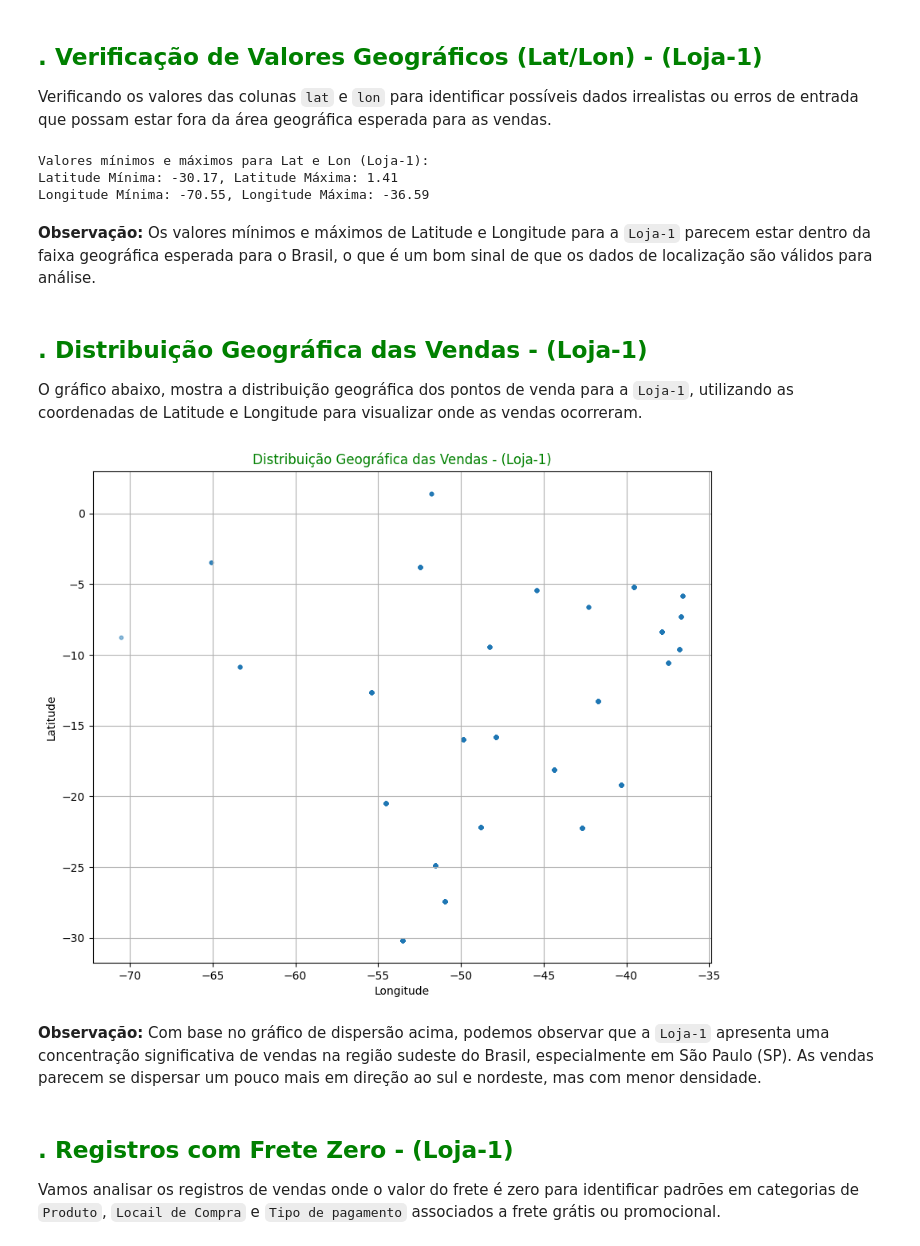
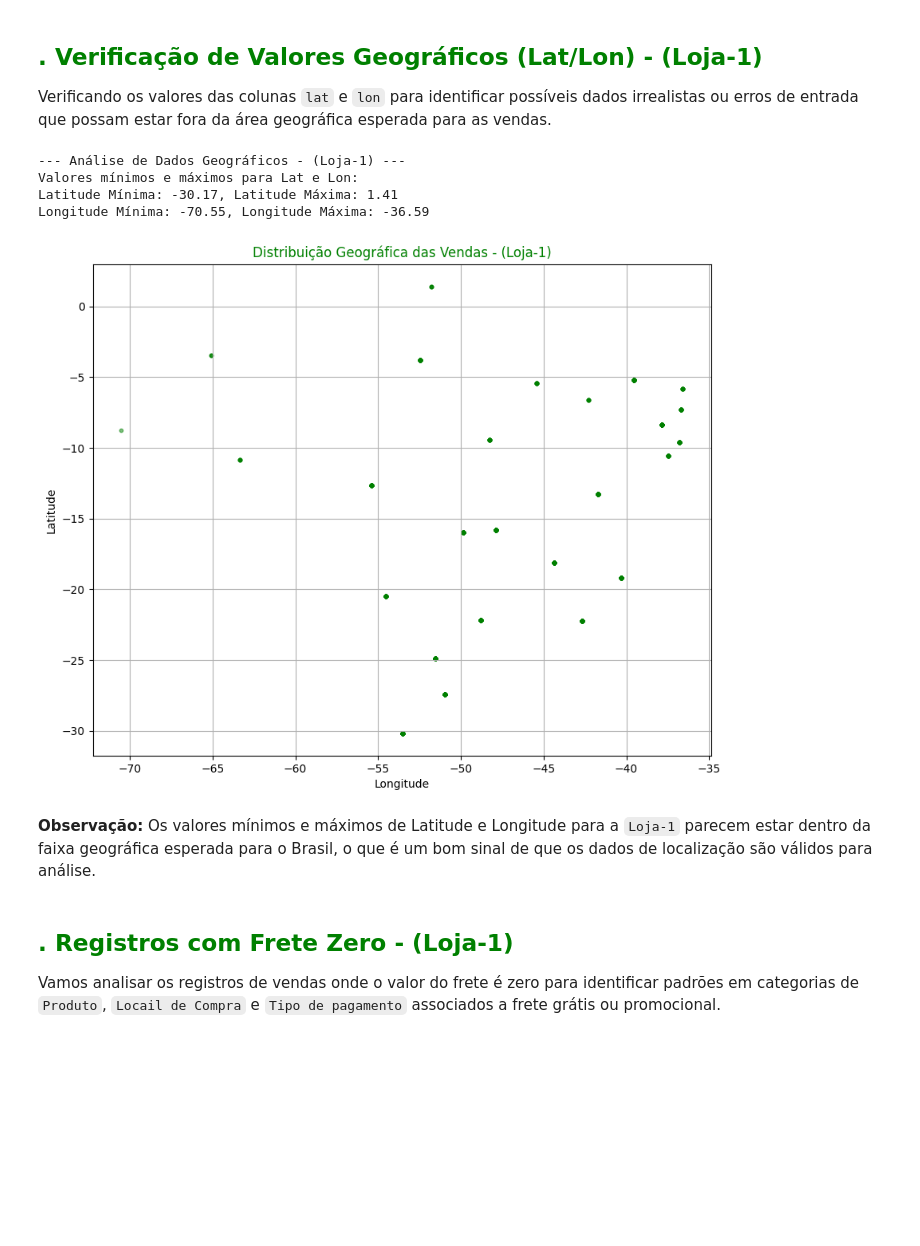
Before and after one commit to WBruni/Analise_Vendas_e_Desempenho_Loja, a Jupyter notebook: AluraStoreBrasil.ipynb, the cells around one changed output. Drawn from its saved outputs; the diff is of its cells as text; code cells hidden in the pictures; blank space fills up the shorter version.

```diff
--- a/AluraStoreBrasil.ipynb
+++ b/AluraStoreBrasil.ipynb
@@ -256,34 +355,40 @@ plt.show()
 ## <font color='green'>. Verificação de Valores Geográficos (Lat/Lon) - (Loja-1)</font>
 
 Verificando os valores das colunas `lat` e `lon` para identificar possíveis dados irrealistas ou erros de entrada que possam estar fora da área geográfica esperada para as vendas.
-# %%
-print("Valores mínimos e máximos para Lat e Lon (Loja-1):")
-print(f"Latitude Mínima: {loja1['lat'].min()}, Latitude Máxima: {loja1['lat'].max()}")
-print(f"Longitude Mínima: {loja1['lon'].min()}, Longitude Máxima: {loja1['lon'].max()}")
-# %% [output]
-Valores mínimos e máximos para Lat e Lon (Loja-1):
-Latitude Mínima: -30.17, Latitude Máxima: 1.41
-Longitude Mínima: -70.55, Longitude Máxima: -36.59
+# %%
+import matplotlib.pyplot as plt
+
+def analisar_dados_geograficos(df, nome_loja, cor):
+  """
+  Verifica valores geográficos e plota a distribuição das vendas.
+
+  Args:
+    df: DataFrame da loja.
+    nome_loja: Nome da loja para exibição nos prints e plots.
+    cor: Cor para o plot.
+  """
+  print(f"\n--- Análise de Dados Geográficos - ({nome_loja}) ---")
+  print("Valores mínimos e máximos para Lat e Lon:")
+  print(f"Latitude Mínima: {df['lat'].min()}, Latitude Máxima: {df['lat'].max()}")
+  print(f"Longitude Mínima: {df['lon'].min()}, Longitude Máxima: {df['lon'].max()}")
+
+  plt.figure(figsize=(10, 8))
+  plt.scatter(df['lon'], df['lat'], alpha=0.5, s=10, color=cor)
+  plt.title(f'Distribuição Geográfica das Vendas - ({nome_loja})', color=cor)
+  plt.xlabel('Longitude')
+  plt.ylabel('Latitude')
+  plt.grid(True)
+  plt.show()
+# %%
+analisar_dados_geograficos(loja1, 'Loja-1', 'green')
+# %% [output]
+--- Análise de Dados Geográficos - (Loja-1) ---
+Valores mínimos e máximos para Lat e Lon:
+Latitude Mínima: -30.17, Latitude Máxima: 1.41
+Longitude Mínima: -70.55, Longitude Máxima: -36.59
+[figure, added]
 # %% [markdown]
 **Observação:** Os valores mínimos e máximos de Latitude e Longitude para a `Loja-1` parecem estar dentro da faixa geográfica esperada para o Brasil, o que é um bom sinal de que os dados de localização são válidos para análise.
-# %% [markdown]
-## <font color='green'>. Distribuição Geográfica das Vendas - (Loja-1)</font>
-
-O gráfico abaixo, mostra a distribuição geográfica dos pontos de venda para a `Loja-1`, utilizando as coordenadas de Latitude e Longitude para visualizar onde as vendas ocorreram.
-# %%
-import matplotlib.pyplot as plt
-
-plt.figure(figsize=(10, 8))
-plt.scatter(loja1['lon'], loja1['lat'], alpha=0.5, s=10)
-plt.title('Distribuição Geográfica das Vendas - (Loja-1)', color='green')
-plt.xlabel('Longitude')
-plt.ylabel('Latitude')
-plt.grid(True)
-plt.show()
-# %% [output]
-[figure, removed]
-# %% [markdown]
-**Observação:** Com base no gráfico de dispersão acima, podemos observar que a `Loja-1` apresenta uma concentração significativa de vendas na região sudeste do Brasil, especialmente em São Paulo (SP). As vendas parecem se dispersar um pouco mais em direção ao sul e nordeste, mas com menor densidade.
 # %% [markdown]
 ## <font color='green'>. Registros com Frete Zero - (Loja-1)</font>
 
```
Also changed, not shown: parts of 47 cells of this notebook.
